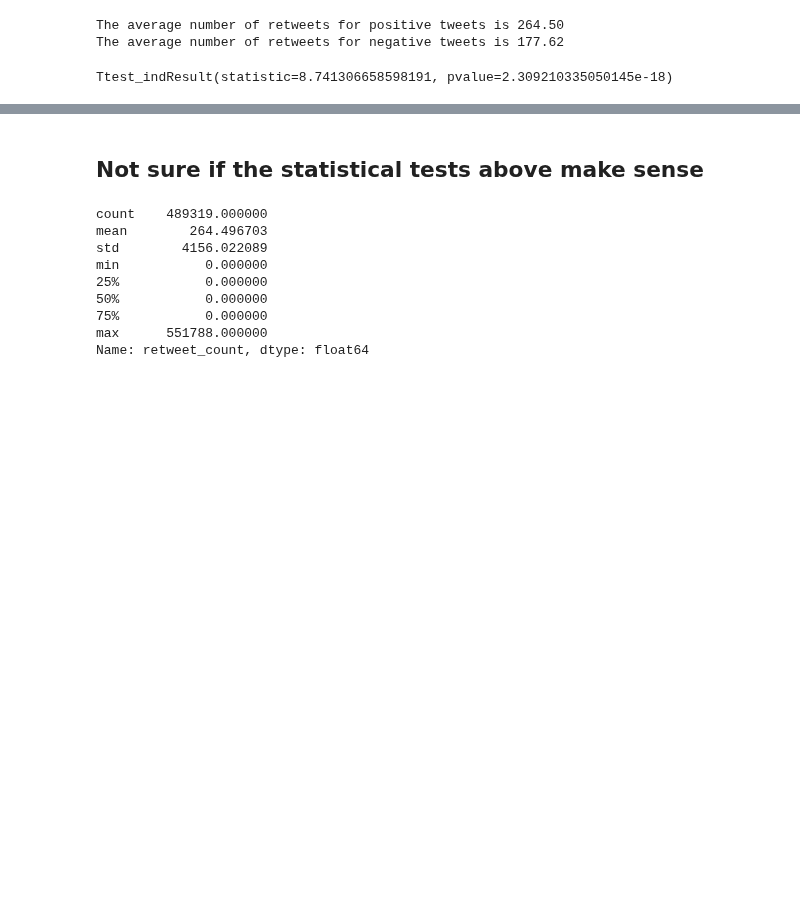
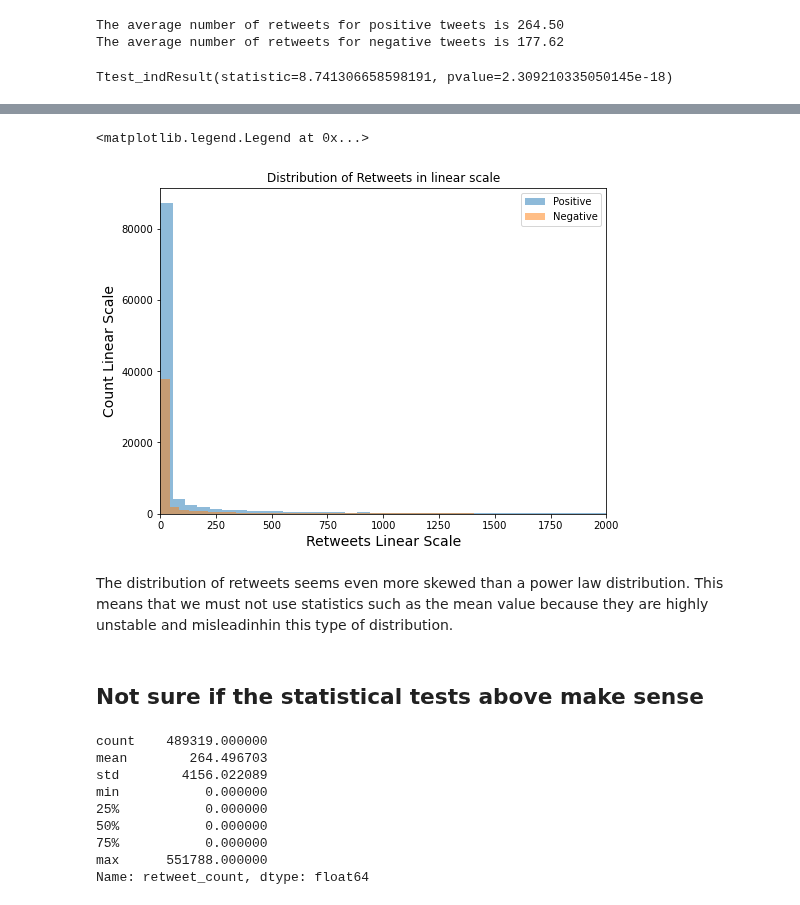
Before and after one commit to epfl-ada/ada-2020-project-milestone-p3-p3_musetti-adaletti, a Jupyter notebook: Creative_extension_analysis.ipynb, the cells around one changed output, grey strips where cells are left out. Drawn from its saved outputs; the diff is of its cells as text; code cells hidden in the pictures; blank space fills up the shorter version.

```diff
--- a/Creative_extension_analysis.ipynb
+++ b/Creative_extension_analysis.ipynb
@@ -767,3 +752,20 @@ With a naive analysis it seems that negative tweets are more likely to be retwee
+# %%
+# Destribution of tweets actually retweeted in linear scale
+
+plt.figure(figsize=(8,6))
+plt.hist(pos_retweeted.retweet_count, bins=10000, alpha=0.5, label="Positive")
+plt.hist(neg_retweeted.retweet_count, bins=10000, alpha=0.5, label="Negative")
+
+plt.xlabel("Retweets Linear Scale", size=14)
+plt.ylabel("Count Linear Scale", size=14)
+plt.xlim(0, 2000)
+plt.title("Distribution of Retweets in linear scale")
+plt.legend(loc='upper right')
+# %% [output]
+<matplotlib.legend.Legend at 0x...>
+[figure, added]
+# %% [markdown]
+The distribution of retweets seems even more skewed than a power law distribution. This means that we must not use statistics such as the mean value because they are highly unstable and misleadinhin this type of distribution.
 # %% [markdown]
 ## Not sure if the statistical tests above make sense
 # %%
```
Also changed, not shown: parts of 14 cells of this notebook.
